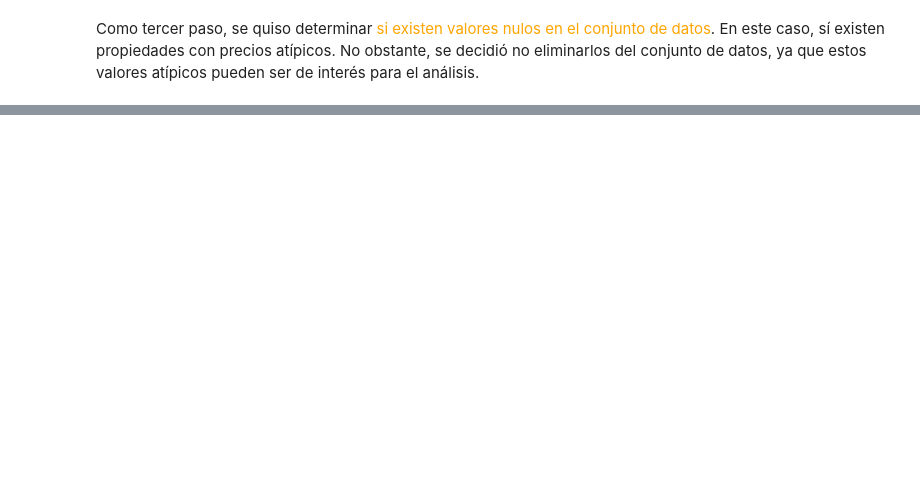
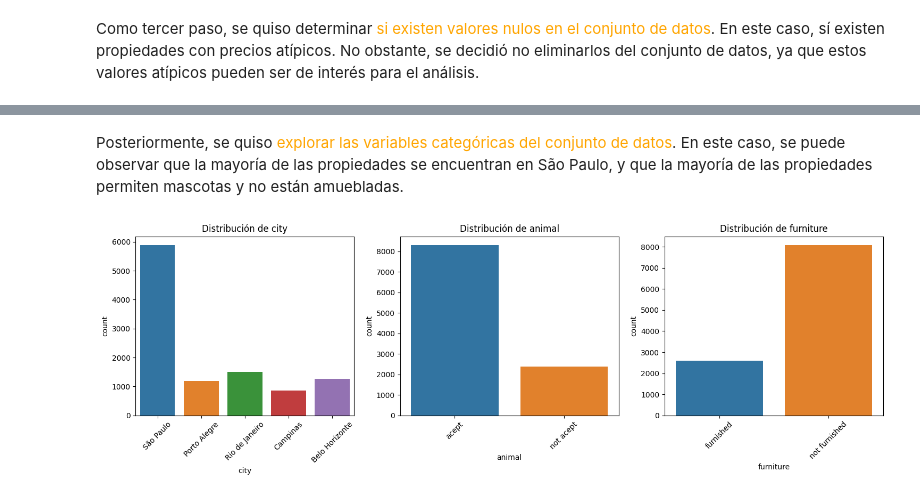
Before and after one commit to stefanoaragoni/Lab8_DataScience, a Jupyter notebook: lab8.ipynb, the cells around one changed output, grey strips where cells are left out. Cells and saved outputs as stored; diff of their text form; code cells hidden in the pictures; blank space fills up the shorter version.

```diff
--- a/lab8.ipynb
+++ b/lab8.ipynb
@@ -125,0 +143,20 @@ sns.boxplot(data=df, orient='h', palette='Set2')
+# %% [markdown]
+Posteriormente, se quiso <font color=orange>explorar las variables categóricas del conjunto de datos</font>. En este caso, se puede observar que la mayoría de las propiedades se encuentran en São Paulo, y que la mayoría de las propiedades permiten mascotas y no están amuebladas.
+# %%
+# Variables categóricas
+cat_vars = df.select_dtypes(include=['object']).columns
+
+# Configuración de la figura
+fig, axes = plt.subplots(1, 3, figsize=(15, 5))
+
+# Iterar a través de las columnas
+for i in range(3):
+    column = cat_vars[i]
+    sns.countplot(x=column, data=df, ax=axes[i])
+    axes[i].set_title(f'Distribución de {column}')
+    axes[i].tick_params(axis='x', rotation=45)
+
+plt.tight_layout()
+plt.show()
+# %% [output]
+[figure, added]
```
Also changed, not shown: parts of 12 cells of this notebook.
